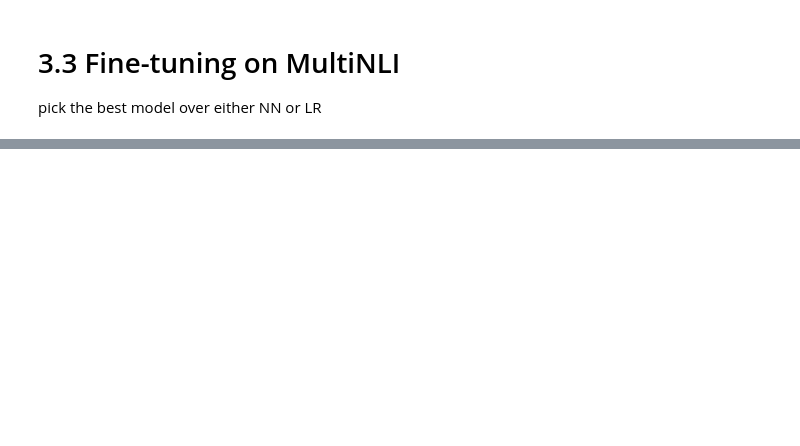
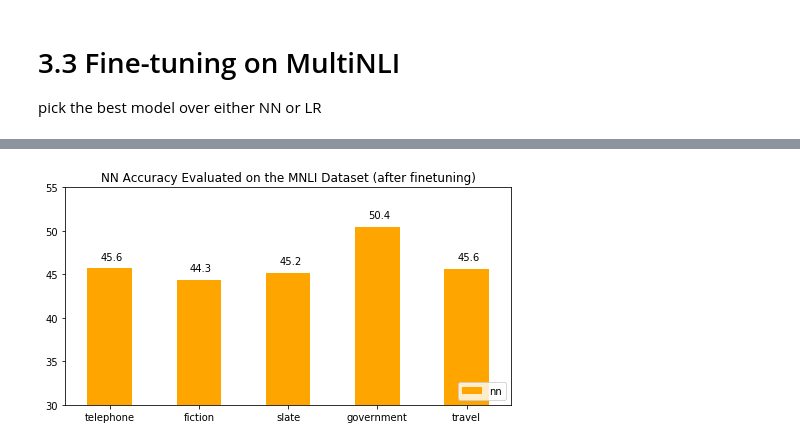
Before and after one commit to iyengarlekha/BOW-model-for-Natural-Language-Inference, a Jupyter notebook: Finetune with MNLI.ipynb, the cells around one changed output, grey strips where cells are left out. Cells and saved outputs as stored; diff of their text form; code cells hidden in the pictures; blank space fills up the shorter version.

```diff
--- a/Finetune with MNLI.ipynb
+++ b/Finetune with MNLI.ipynb
@@ -165,0 +225,14 @@ End of epoch 10, Training Acc: 92.9976580796253,Validation Acc: 41.4925373134328
+# %%
+df_individual = pd.DataFrame([df['telephone']['telephone_model'],
+                              df['fiction']['fiction_model'],
+                              df['slate']['slate_model'],
+                              df['government']['government_model'],
+                              df['travel']['travel_model']], index=all_genre, columns=['nn'])
+# %%
+ax = df_individual.plot(kind='bar', title='NN Accuracy Evaluated on the MNLI Dataset (after finetuning)',
+             figsize=(8, 4), width=0.5, ylim=(30,55), rot=0, color='orange')
+ax.legend(loc='lower right')
+for p in ax.patches:
+    ax.annotate(str(p.get_height())[:4], xy=(p.get_x()+0.15, p.get_height()+1))
+# %% [output]
+[figure, added]
```
Also changed, not shown: parts of 25 cells of this notebook.
